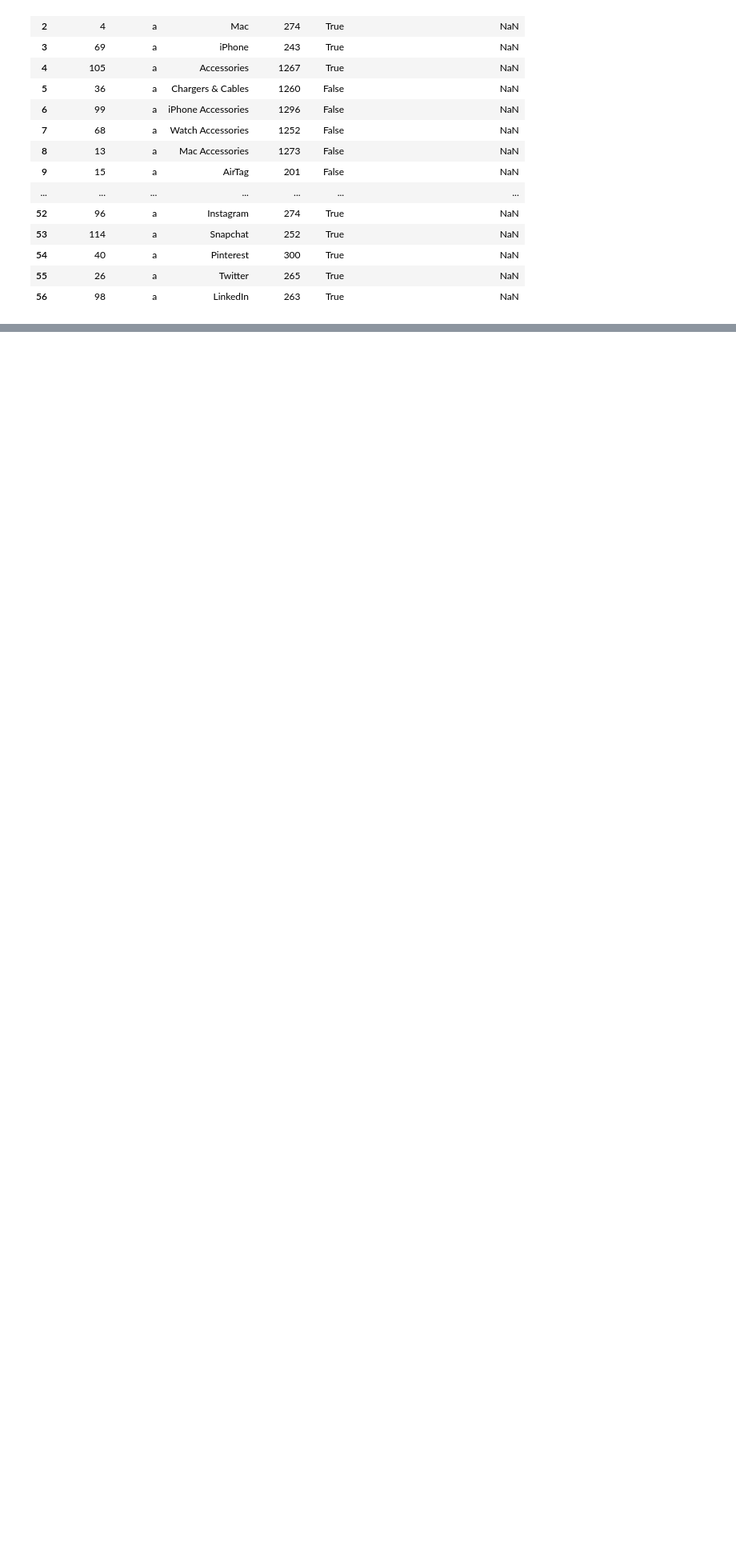
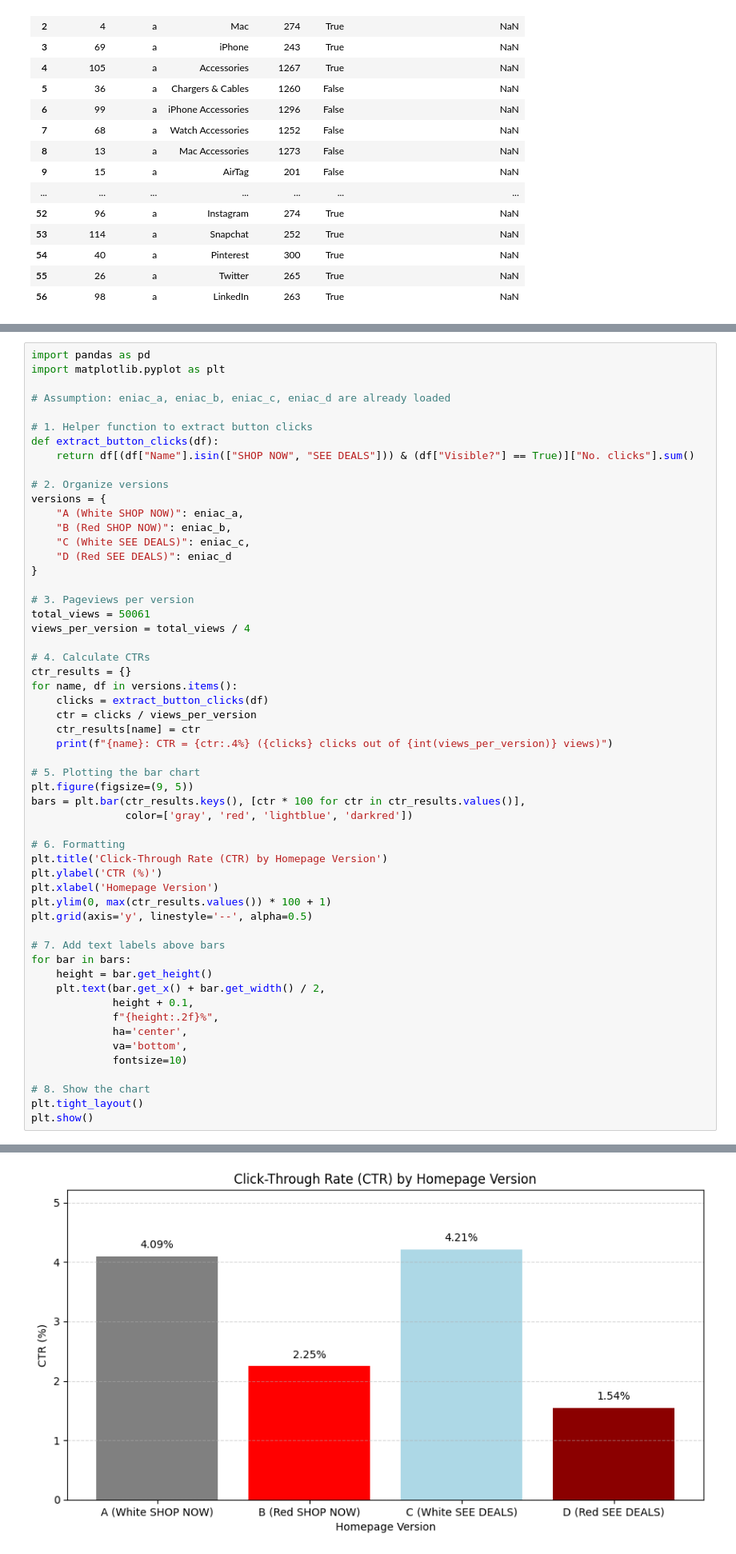
Before and after one commit to Dilek-D/Dilek-Goes-with-Panda-Coding-1, a Jupyter notebook: A_B_Test_10.ipynb, the cells around one changed output, grey strips where cells are left out. Shown at 80% size. Cells and saved outputs as stored; diff of their text form; blank space fills up the shorter version.

```diff
--- a/A_B_Test_10.ipynb
+++ b/A_B_Test_10.ipynb
@@ -95,0 +133,56 @@ eniac_d
+# %%
+import pandas as pd
+import matplotlib.pyplot as plt
+
+# Assumption: eniac_a, eniac_b, eniac_c, eniac_d are already loaded
+
+# 1. Helper function to extract button clicks
+def extract_button_clicks(df):
+    return df[(df["Name"].isin(["SHOP NOW", "SEE DEALS"])) & (df["Visible?"] == True)]["No. clicks"].sum()
+
+# 2. Organize versions
+versions = {
+    "A (White SHOP NOW)": eniac_a,
+    "B (Red SHOP NOW)": eniac_b,
+    "C (White SEE DEALS)": eniac_c,
+    "D (Red SEE DEALS)": eniac_d
+}
+
+# 3. Pageviews per version
+total_views = 50061
+views_per_version = total_views / 4
+
+# 4. Calculate CTRs
+ctr_results = {}
+for name, df in versions.items():
+    clicks = extract_button_clicks(df)
+    ctr = clicks / views_per_version
+    ctr_results[name] = ctr
+    print(f"{name}: CTR = {ctr:.4%} ({clicks} clicks out of {int(views_per_version)} views)")
+
+# 5. Plotting the bar chart
+plt.figure(figsize=(9, 5))
+bars = plt.bar(ctr_results.keys(), [ctr * 100 for ctr in ctr_results.values()],
+               color=['gray', 'red', 'lightblue', 'darkred'])
+
+# 6. Formatting
+plt.title('Click-Through Rate (CTR) by Homepage Version')
+plt.ylabel('CTR (%)')
+plt.xlabel('Homepage Version')
+plt.ylim(0, max(ctr_results.values()) * 100 + 1)
+plt.grid(axis='y', linestyle='--', alpha=0.5)
+
+# 7. Add text labels above bars
+for bar in bars:
+    height = bar.get_height()
+    plt.text(bar.get_x() + bar.get_width() / 2,
+             height + 0.1,
+             f"{height:.2f}%",
+             ha='center',
+             va='bottom',
+             fontsize=10)
+
+# 8. Show the chart
+plt.tight_layout()
+plt.show()
+# %% [output]
@@ -95,0 +193 @@ eniac_d
+[figure, added]
```
Also changed, not shown: parts of 38 cells of this notebook.
